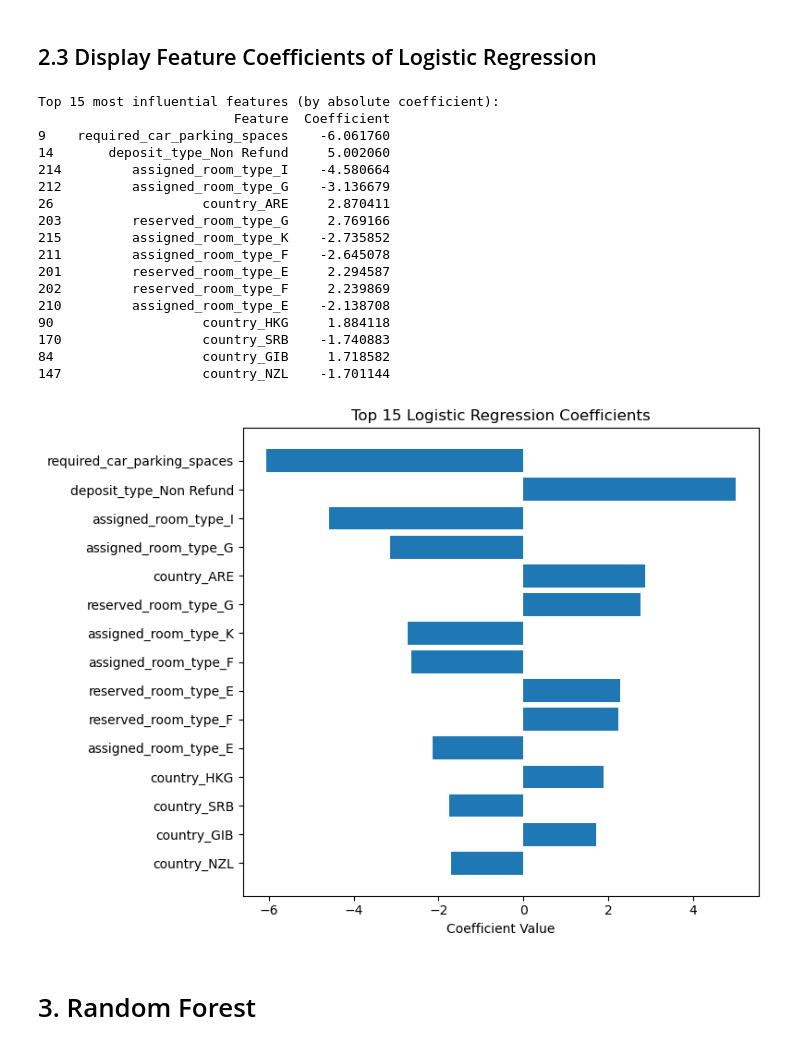
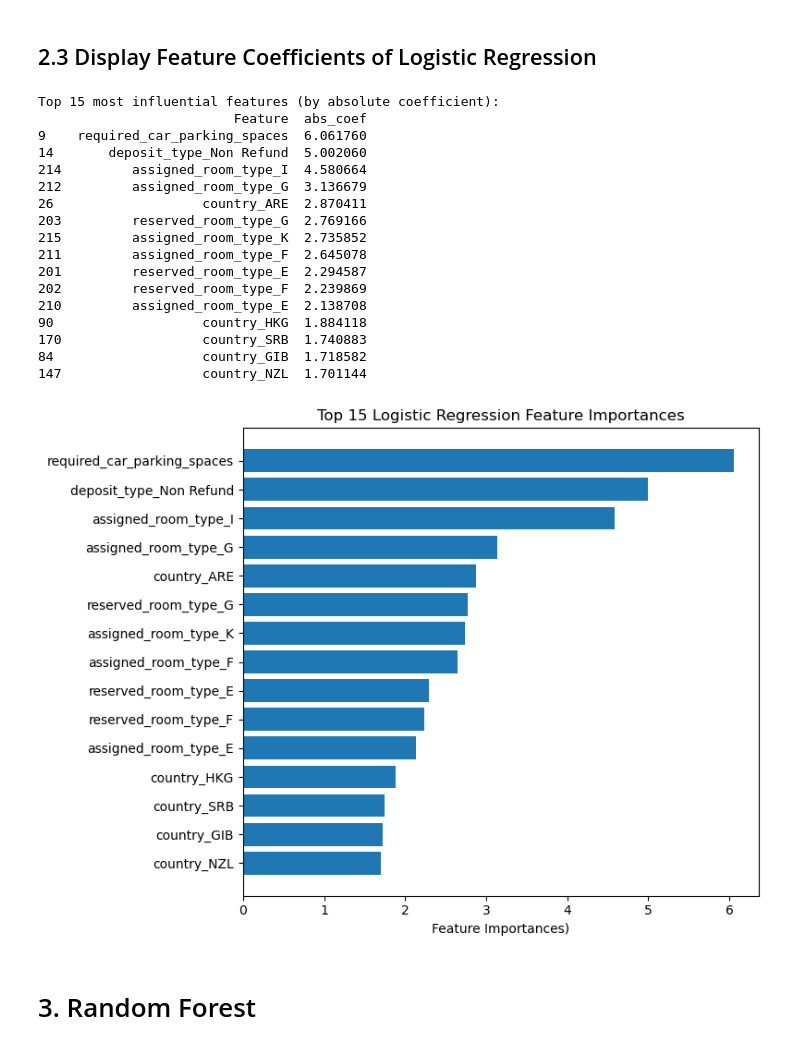
Before and after one commit to QIQI325/Yongqi-Code, a Jupyter notebook: pythonProject/Cancel_Prediction.ipynb, the cells around one changed output. Drawn from its saved outputs; the diff is of its cells as text; code cells hidden in the pictures.

```diff
--- a/pythonProject/Cancel_Prediction.ipynb
+++ b/pythonProject/Cancel_Prediction.ipynb
@@ -169,53 +240,56 @@ Confusion Matrix:
 # %%
 import matplotlib.pyplot as plt
 
 # Get feature names after one-hot encoding
 feature_names = X_train.columns
 
-# Get coefficients from the trained Logistic regression model
+# Get coefficients from the trained Logistic Regression model
 coefficients = logreg.coef_[0]
 
-# Combine into DataFrame
+# Create a DataFrame for feature importance
 logreg_feature_importance = pd.DataFrame({
     'Feature': feature_names,
     'Coefficient': coefficients
 })
 
-# Sort by absolute value of coefficient (importance)
+# Add absolute value of coefficients for importance ranking
 logreg_feature_importance['abs_coef'] = logreg_feature_importance['Coefficient'].abs()
-logreg_feature_importance = logreg_feature_importance.sort_values(by='abs_coef', ascending=False).drop('abs_coef', axis=1)
 
-# Show top 15
+# Select top 15 features by absolute coefficient value
+top15 = logreg_feature_importance.nlargest(15, 'abs_coef')
+# Sort them from smallest to largest absolute coefficient for better plotting order
+top15 = top15.sort_values('abs_coef')
+
+# Print top 15 features (by absolute coefficient)
 print("Top 15 most influential features (by absolute coefficient):")
-print(logreg_feature_importance.head(15))
+print(top15[['Feature', 'abs_coef']].iloc[::-1])  # Display in descending order
 
-# Plot
+# Plot bar chart with absolute coefficients (all positive)
 plt.figure(figsize=(8, 6))
-plt.barh(logreg_feature_importance['Feature'].head(15), logreg_feature_importance['Coefficient'].head(15))
-plt.xlabel('Coefficient Value')
-plt.title('Top 15 Logistic Regression Coefficients')
-plt.gca().invert_yaxis()
+plt.barh(top15['Feature'], top15['abs_coef'])
+plt.xlabel('Feature Importances)')
+plt.title('Top 15 Logistic Regression Feature Importances')
 plt.tight_layout()
 plt.show()
 # %% [output]
 Top 15 most influential features (by absolute coefficient):
-                         Feature  Coefficient
-9    required_car_parking_spaces    -6.061760
-14       deposit_type_Non Refund     5.002060
-214         assigned_room_type_I    -4.580664
-212         assigned_room_type_G    -3.136679
-26                   country_ARE     2.870411
-203         reserved_room_type_G     2.769166
-215         assigned_room_type_K    -2.735852
-211         assigned_room_type_F    -2.645078
-201         reserved_room_type_E     2.294587
-202         reserved_room_type_F     2.239869
-210         assigned_room_type_E    -2.138708
-90                   country_HKG     1.884118
-170                  country_SRB    -1.740883
-84                   country_GIB     1.718582
-147                  country_NZL    -1.701144
+                         Feature  abs_coef
+9    required_car_parking_spaces  6.061760
+14       deposit_type_Non Refund  5.002060
+214         assigned_room_type_I  4.580664
+212         assigned_room_type_G  3.136679
+26                   country_ARE  2.870411
+203         reserved_room_type_G  2.769166
+215         assigned_room_type_K  2.735852
+211         assigned_room_type_F  2.645078
+201         reserved_room_type_E  2.294587
+202         reserved_room_type_F  2.239869
+210         assigned_room_type_E  2.138708
+90                   country_HKG  1.884118
+170                  country_SRB  1.740883
+84                   country_GIB  1.718582
+147                  country_NZL  1.701144
-[figure, old version]
+[figure, new version]
 # %% [markdown]
 # 3. Random Forest
 # %% [markdown]
```
Also changed, not shown: parts of 5 cells of this notebook.
